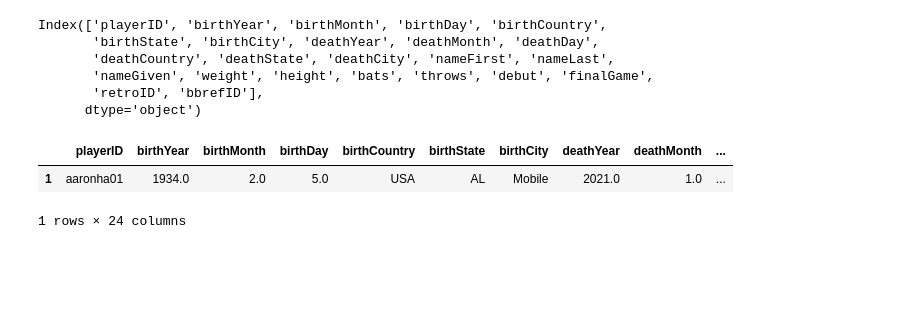
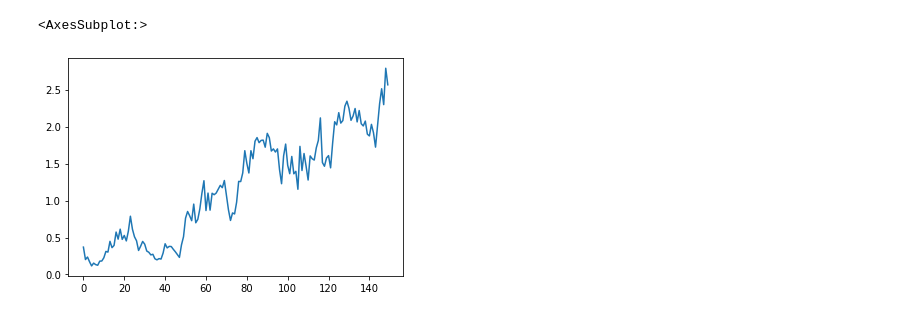
Before and after one commit to mattstonkus/Analyzing_Baseball_Data_Python, a Jupyter notebook: Untitled.ipynb, the cells around one changed output. Saved outputs shown, nothing was run; the diff lists cells and outputs as text; code cells hidden in the pictures; blank space fills up the shorter version.

Commit message:
first two questions

```diff
--- a/Untitled.ipynb
+++ b/Untitled.ipynb
@@ -5,15 +4,14 @@ df = pd.read_csv('master/baseballdatabank-master/core/People.csv')
-# %%
-df.columns
-# %% [output]
-Index(['playerID', 'birthYear', 'birthMonth', 'birthDay', 'birthCountry',
-       'birthState', 'birthCity', 'deathYear', 'deathMonth', 'deathDay',
-       'deathCountry', 'deathState', 'deathCity', 'nameFirst', 'nameLast',
-       'nameGiven', 'weight', 'height', 'bats', 'throws', 'debut', 'finalGame',
-       'retroID', 'bbrefID'],
-      dtype='object')
-# %%
-df[df['playerID'] == 'aaronha01']
-# %% [output]
-|  | playerID | birthYear | birthMonth | birthDay | birthCountry | birthState | birthCity | deathYear | deathMonth | ... |
-| 1 | aaronha01 | 1934.0 | 2.0 | 5.0 | USA | AL | Mobile | 2021.0 | 1.0 | ... |
-1 rows × 24 columns
+# %%
+teams_df = gd.make_df("Teams")
+# %%
+teams_df['decade'] = round(teams_df['yearID']/10)*10
+# %%
+decade_group = teams_df.groupby('yearID', as_index=False)[['G','HR','SO']].sum()
+decade_group['G'] = decade_group['G']/2
+decade_group['Avg HR Per Game'] = decade_group['HR']/decade_group['G']
+decade_group['Avg SO Per Game'] = decade_group['SO']/decade_group['G']
+# %%
+decade_group['Avg HR Per Game'].plot()
+# %% [output]
+<AxesSubplot:>
+[figure, added]
```
Also changed, not shown: parts of 12 cells of this notebook, 1 other file.
